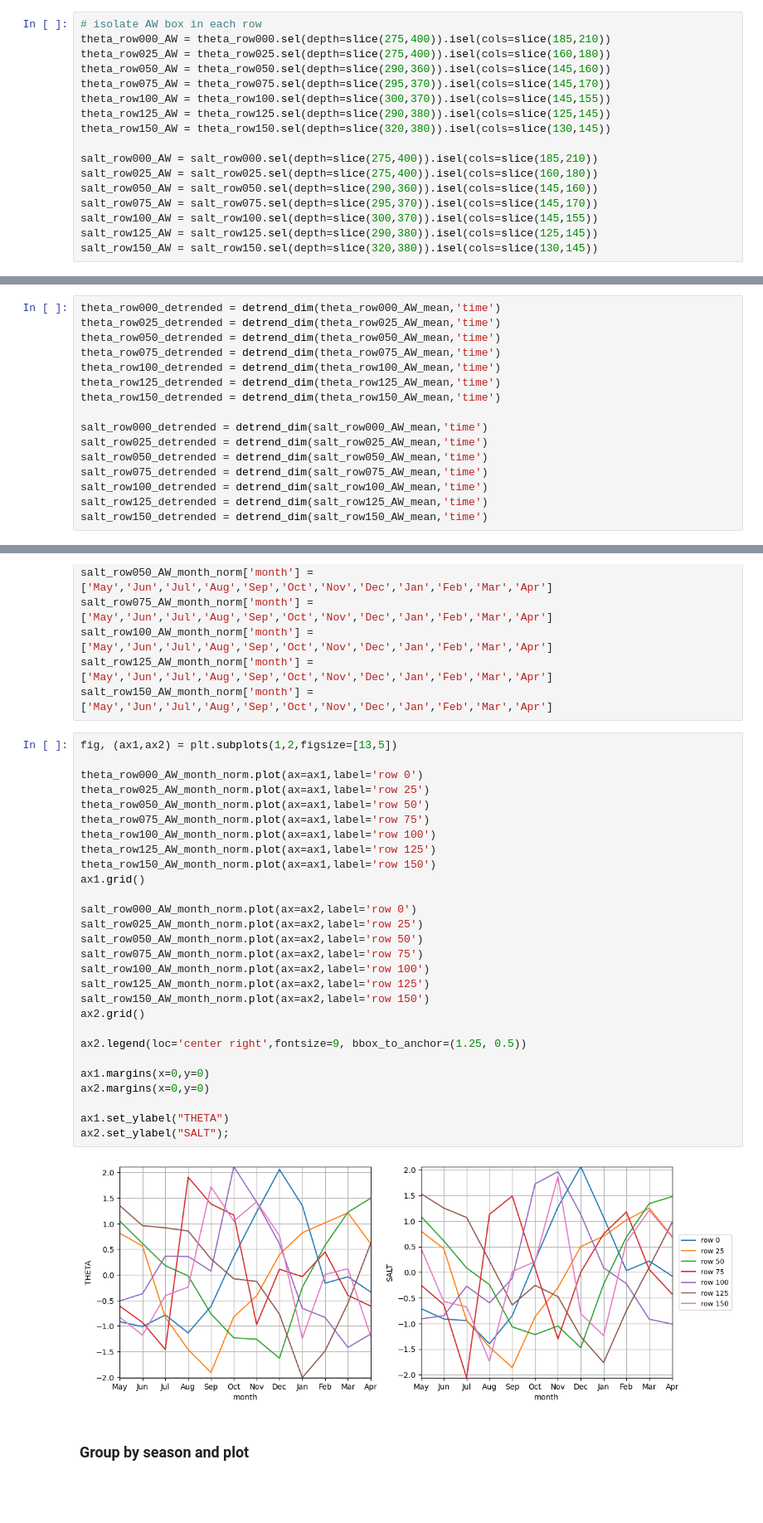
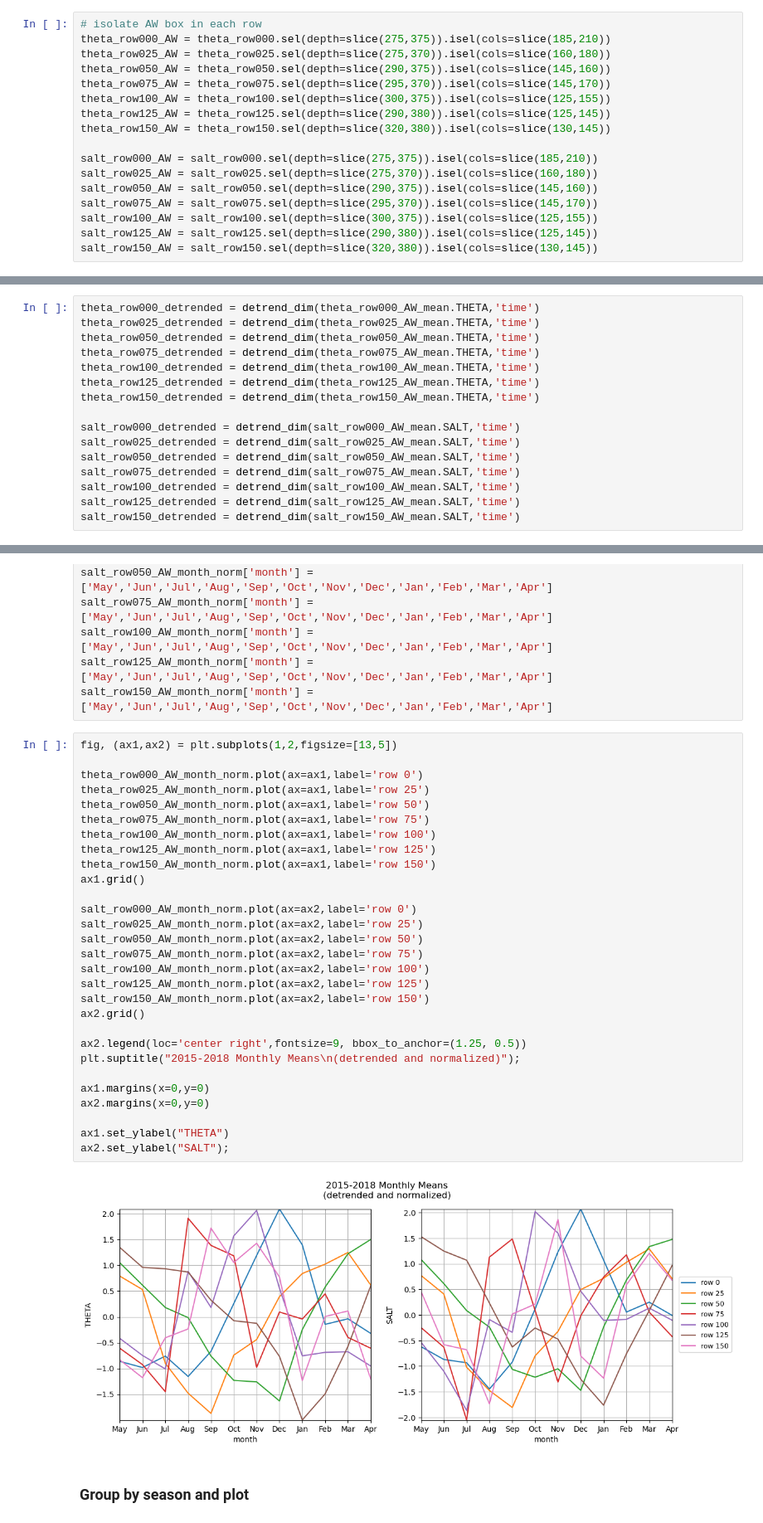
Before and after one commit to mjzahn/OMG_Narwhals_hydrography-manuscript, a Jupyter notebook: 02_analyses-and-plots/ecco_melville/06c_plot_AW_timeseries_normalized.ipynb, the cells around one changed output, grey strips where cells are left out. Shown at 83% size. Cells and saved outputs as stored; diff of their text form; blank space fills up the shorter version.

Commit message:
changed figures and adjusted row 100 box

```diff
--- a/02_analyses-and-plots/ecco_melville/06c_plot_AW_timeseries_normalized.ipynb
+++ b/02_analyses-and-plots/ecco_melville/06c_plot_AW_timeseries_normalized.ipynb
@@ -32,19 +58,19 @@ salt_row150 = xr.open_dataset(salt_dir + 'W_Greenland_SALT_2015to2018_row150.nc'
 Extract boxes we want
 # %%
 # isolate AW box in each row
-theta_row000_AW = theta_row000.sel(depth=slice(275,400)).isel(cols=slice(185,210))
-theta_row025_AW = theta_row025.sel(depth=slice(275,400)).isel(cols=slice(160,180))
-theta_row050_AW = theta_row050.sel(depth=slice(290,360)).isel(cols=slice(145,160))
+theta_row000_AW = theta_row000.sel(depth=slice(275,375)).isel(cols=slice(185,210))
+theta_row025_AW = theta_row025.sel(depth=slice(275,370)).isel(cols=slice(160,180))
+theta_row050_AW = theta_row050.sel(depth=slice(290,375)).isel(cols=slice(145,160))
 theta_row075_AW = theta_row075.sel(depth=slice(295,370)).isel(cols=slice(145,170))
-theta_row100_AW = theta_row100.sel(depth=slice(300,370)).isel(cols=slice(145,155))
+theta_row100_AW = theta_row100.sel(depth=slice(300,375)).isel(cols=slice(125,155))
 theta_row125_AW = theta_row125.sel(depth=slice(290,380)).isel(cols=slice(125,145))
 theta_row150_AW = theta_row150.sel(depth=slice(320,380)).isel(cols=slice(130,145))
 
-salt_row000_AW = salt_row000.sel(depth=slice(275,400)).isel(cols=slice(185,210))
-salt_row025_AW = salt_row025.sel(depth=slice(275,400)).isel(cols=slice(160,180))
-salt_row050_AW = salt_row050.sel(depth=slice(290,360)).isel(cols=slice(145,160))
+salt_row000_AW = salt_row000.sel(depth=slice(275,375)).isel(cols=slice(185,210))
+salt_row025_AW = salt_row025.sel(depth=slice(275,370)).isel(cols=slice(160,180))
+salt_row050_AW = salt_row050.sel(depth=slice(290,375)).isel(cols=slice(145,160))
 salt_row075_AW = salt_row075.sel(depth=slice(295,370)).isel(cols=slice(145,170))
-salt_row100_AW = salt_row100.sel(depth=slice(300,370)).isel(cols=slice(145,155))
+salt_row100_AW = salt_row100.sel(depth=slice(300,375)).isel(cols=slice(125,155))
 salt_row125_AW = salt_row125.sel(depth=slice(290,380)).isel(cols=slice(125,145))
 salt_row150_AW = salt_row150.sel(depth=slice(320,380)).isel(cols=slice(130,145))
 # %% [markdown]
@@ -94,21 +139,21 @@ def detrend_dim(da, dim, deg=1):
     fit = xr.polyval(da[dim], p.polyfit_coefficients)
     return da - fit
 # %%
-theta_row000_detrended = detrend_dim(theta_row000_AW_mean,'time')
-theta_row025_detrended = detrend_dim(theta_row025_AW_mean,'time')
-theta_row050_detrended = detrend_dim(theta_row050_AW_mean,'time')
-theta_row075_detrended = detrend_dim(theta_row075_AW_mean,'time')
-theta_row100_detrended = detrend_dim(theta_row100_AW_mean,'time')
-theta_row125_detrended = detrend_dim(theta_row125_AW_mean,'time')
-theta_row150_detrended = detrend_dim(theta_row150_AW_mean,'time')
+theta_row000_detrended = detrend_dim(theta_row000_AW_mean.THETA,'time')
+theta_row025_detrended = detrend_dim(theta_row025_AW_mean.THETA,'time')
+theta_row050_detrended = detrend_dim(theta_row050_AW_mean.THETA,'time')
+theta_row075_detrended = detrend_dim(theta_row075_AW_mean.THETA,'time')
+theta_row100_detrended = detrend_dim(theta_row100_AW_mean.THETA,'time')
+theta_row125_detrended = detrend_dim(theta_row125_AW_mean.THETA,'time')
+theta_row150_detrended = detrend_dim(theta_row150_AW_mean.THETA,'time')
 
-salt_row000_detrended = detrend_dim(salt_row000_AW_mean,'time')
-salt_row025_detrended = detrend_dim(salt_row025_AW_mean,'time')
-salt_row050_detrended = detrend_dim(salt_row050_AW_mean,'time')
-salt_row075_detrended = detrend_dim(salt_row075_AW_mean,'time')
-salt_row100_detrended = detrend_dim(salt_row100_AW_mean,'time')
-salt_row125_detrended = detrend_dim(salt_row125_AW_mean,'time')
-salt_row150_detrended = detrend_dim(salt_row150_AW_mean,'time')
+salt_row000_detrended = detrend_dim(salt_row000_AW_mean.SALT,'time')
+salt_row025_detrended = detrend_dim(salt_row025_AW_mean.SALT,'time')
+salt_row050_detrended = detrend_dim(salt_row050_AW_mean.SALT,'time')
+salt_row075_detrended = detrend_dim(salt_row075_AW_mean.SALT,'time')
+salt_row100_detrended = detrend_dim(salt_row100_AW_mean.SALT,'time')
+salt_row125_detrended = detrend_dim(salt_row125_AW_mean.SALT,'time')
+salt_row150_detrended = detrend_dim(salt_row150_AW_mean.SALT,'time')
 # %% [markdown]
 ### Plot daily time series
 # %% [markdown]
@@ -271,33 +326,34 @@ salt_row150_AW_month_norm['month'] = ['May','Jun','Jul','Aug','Sep','Oct','Nov',
 # %%
 fig, (ax1,ax2) = plt.subplots(1,2,figsize=[13,5])
 
 theta_row000_AW_month_norm.plot(ax=ax1,label='row 0')
 theta_row025_AW_month_norm.plot(ax=ax1,label='row 25')
 theta_row050_AW_month_norm.plot(ax=ax1,label='row 50')
 theta_row075_AW_month_norm.plot(ax=ax1,label='row 75')
 theta_row100_AW_month_norm.plot(ax=ax1,label='row 100')
 theta_row125_AW_month_norm.plot(ax=ax1,label='row 125')
 theta_row150_AW_month_norm.plot(ax=ax1,label='row 150')
 ax1.grid()
 
 salt_row000_AW_month_norm.plot(ax=ax2,label='row 0')
 salt_row025_AW_month_norm.plot(ax=ax2,label='row 25')
 salt_row050_AW_month_norm.plot(ax=ax2,label='row 50')
 salt_row075_AW_month_norm.plot(ax=ax2,label='row 75')
 salt_row100_AW_month_norm.plot(ax=ax2,label='row 100')
 salt_row125_AW_month_norm.plot(ax=ax2,label='row 125')
 salt_row150_AW_month_norm.plot(ax=ax2,label='row 150')
 ax2.grid()
 
 ax2.legend(loc='center right',fontsize=9, bbox_to_anchor=(1.25, 0.5))
+plt.suptitle("2015-2018 Monthly Means\n(detrended and normalized)");
 
 ax1.margins(x=0,y=0)
 ax2.margins(x=0,y=0)
 
 ax1.set_ylabel("THETA")
 ax2.set_ylabel("SALT");
 # %% [output]
-[figure, old version]
+[figure, new version]
 # %% [markdown]
 ### Group by season and plot
 # %% [markdown]
```
Also changed, not shown: parts of 12 cells of this notebook, 10 other files.
